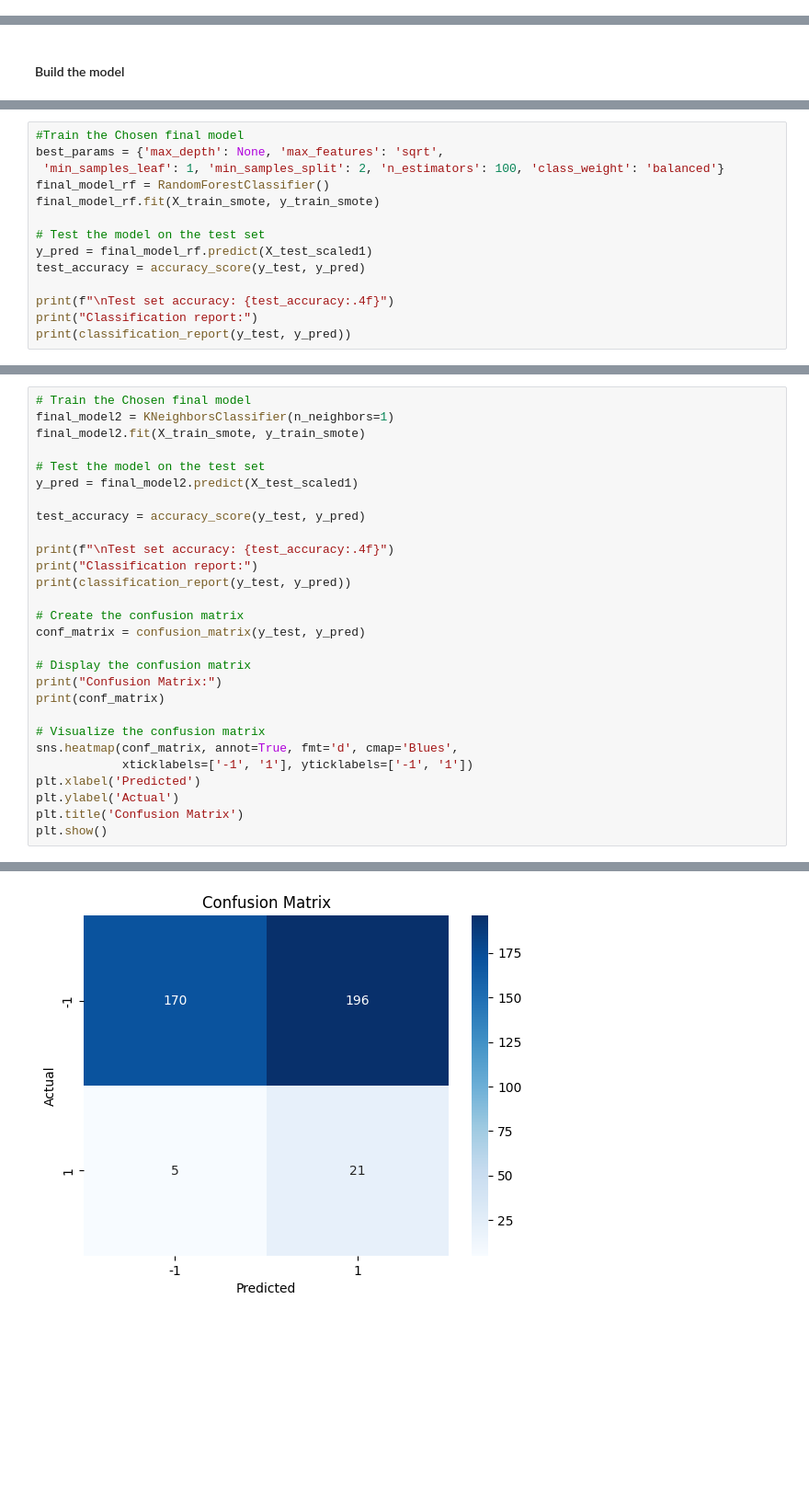
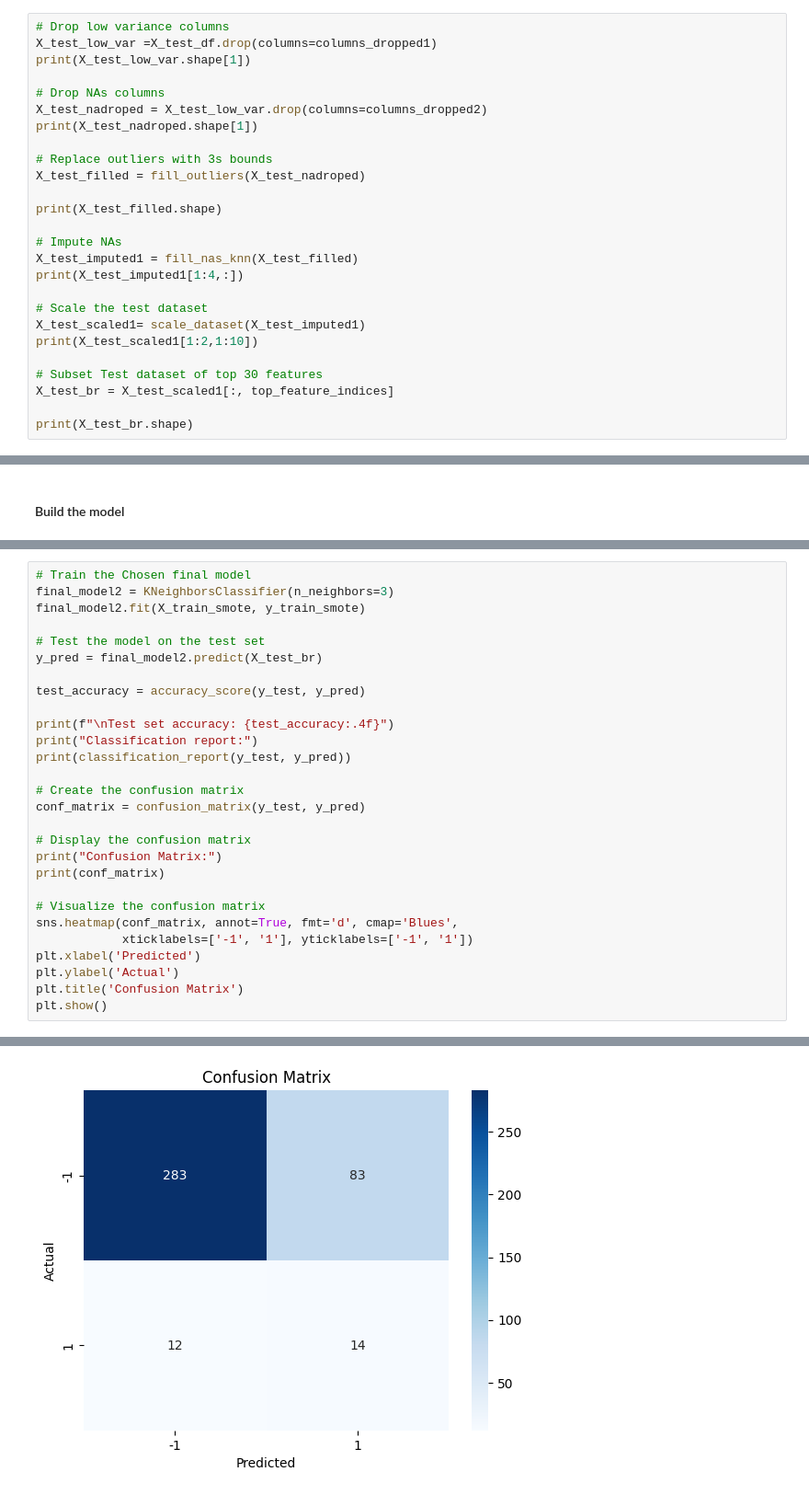
Before and after one commit to HayateSato/SECOM_Project, a Jupyter notebook: secom_file_draft_Majeed_advance1_new2.ipynb, the cells around one changed output, grey strips where cells are left out. Shown at 92% size. Saved outputs shown, nothing was run; the diff lists cells and outputs as text; blank space fills up the shorter version.

```diff
--- a/secom_file_draft_Majeed_advance1_new2.ipynb
+++ b/secom_file_draft_Majeed_advance1_new2.ipynb
@@ -915,0 +1088,26 @@ The number of negative classifications:  1097
+# %%
+# Drop low variance columns
+X_test_low_var =X_test_df.drop(columns=columns_dropped1)
+print(X_test_low_var.shape[1])
+
+# Drop NAs columns
+X_test_nadroped = X_test_low_var.drop(columns=columns_dropped2)
+print(X_test_nadroped.shape[1])
+
+# Replace outliers with 3s bounds
+X_test_filled = fill_outliers(X_test_nadroped)
+
+print(X_test_filled.shape)
+
+# Impute NAs
+X_test_imputed1 = fill_nas_knn(X_test_filled)
+print(X_test_imputed1[1:4,:])
+
+# Scale the test dataset
+X_test_scaled1= scale_dataset(X_test_imputed1)
+print(X_test_scaled1[1:2,1:10])
+
+# Subset Test dataset of top 30 features
+X_test_br = X_test_scaled1[:, top_feature_indices]
+
+print(X_test_br.shape)
@@ -1120,14 +1228,0 @@ weighted avg       0.87      0.93      0.90       392
-# %%
-#Train the Chosen final model
-best_params = {'max_depth': None, 'max_features': 'sqrt',
- 'min_samples_leaf': 1, 'min_samples_split': 2, 'n_estimators': 100, 'class_weight': 'balanced'}
-final_model_rf = RandomForestClassifier()
-final_model_rf.fit(X_train_smote, y_train_smote)
-
-# Test the model on the test set
-y_pred = final_model_rf.predict(X_test_scaled1)
-test_accuracy = accuracy_score(y_test, y_pred)
-
-print(f"\nTest set accuracy: {test_accuracy:.4f}")
-print("Classification report:")
-print(classification_report(y_test, y_pred))
@@ -1189,10 +1273,10 @@ Confusion Matrix:
 # %%
 # Train the Chosen final model
-final_model2 = KNeighborsClassifier(n_neighbors=1)
+final_model2 = KNeighborsClassifier(n_neighbors=3)
 final_model2.fit(X_train_smote, y_train_smote)
 
 # Test the model on the test set
-y_pred = final_model2.predict(X_test_scaled1)
+y_pred = final_model2.predict(X_test_br)
 
 test_accuracy = accuracy_score(y_test, y_pred)
 
@@ -1232 +1316 @@ Confusion Matrix:
-[figure, old version]
+[figure, new version]
```
Also changed, not shown: parts of 35 cells of this notebook.
